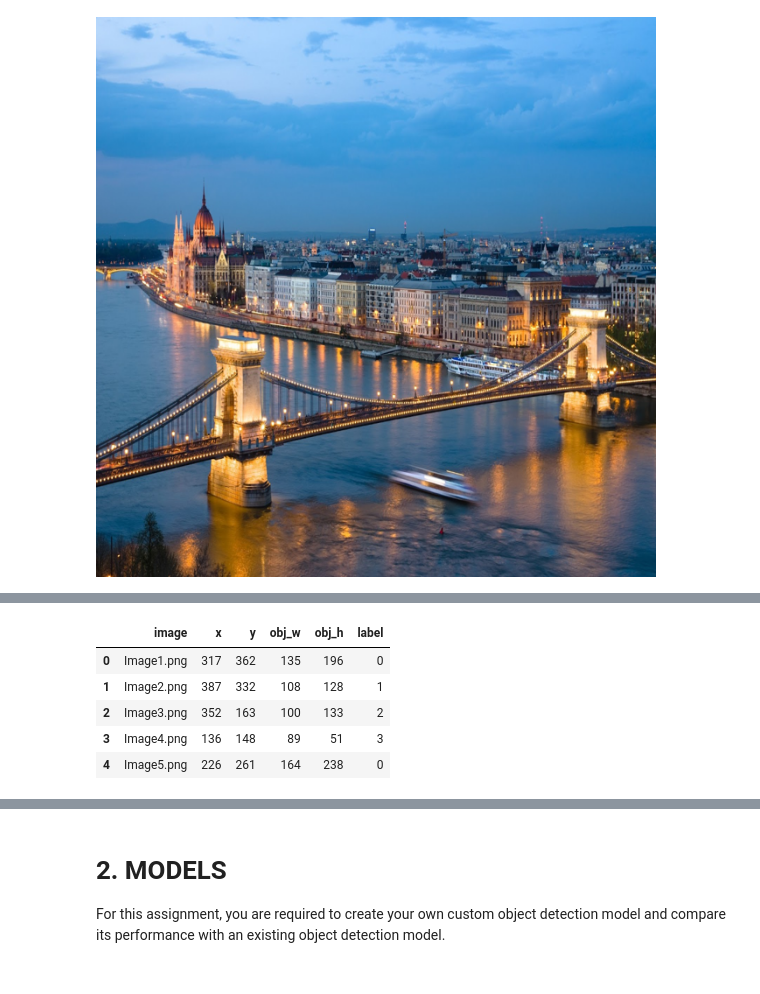
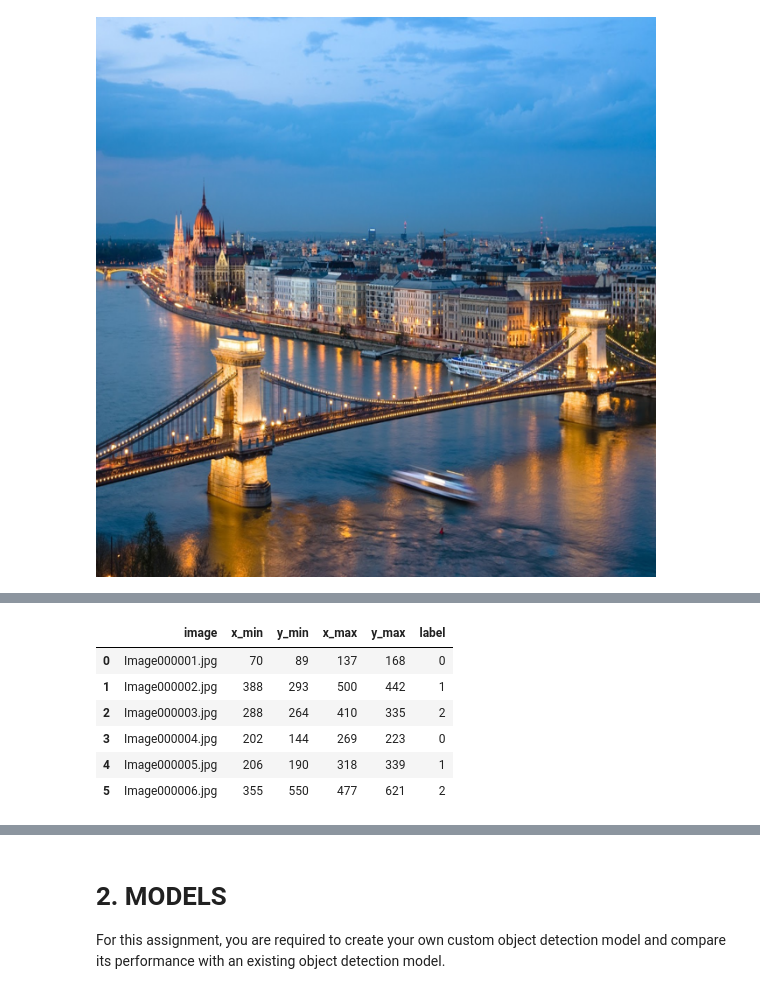
Before and after one commit to BahruzHuseynov/Portfolio, a Jupyter notebook: 1_DND_Assignment_1_23_24_2.ipynb, the cells around one changed output, grey strips where cells are left out. Saved outputs shown, nothing was run; the diff lists cells and outputs as text; code cells hidden in the pictures.

```diff
--- a/1_DND_Assignment_1_23_24_2.ipynb
+++ b/1_DND_Assignment_1_23_24_2.ipynb
@@ -243,35 +286,48 @@ os.mkdir("ImageDataset")
+# %%
+yaml_content = """
+train: /content/ImageDataset/train
+val: /content/ImageDataset/validation
+test: /content/ImageDataset/test
+nc: 3  # Number of classes
+names: ['0', '1', '2']  # Class names
+"""
+
+yaml_file_path = 'data.yaml'
+
+with open(yaml_file_path, 'w') as f:
+    f.write(yaml_content)
 # %%
 selected = []
 
 df = pd.DataFrame({
     'image': [],
-    'x': [],
-    'y': [],
-    'obj_w': [],
-    'obj_h': [],
+    'x_min': [],
+    'y_min': [],
+    'x_max': [],
+    'y_max': [],
     # 'bg_w': [],
     # 'bg_h': [],
     'label': []}
 )
 
-ind = 0
 k = 0
 for im in os.listdir("background"):
-    chosen_crop = cropped_images[ind % 4]
-    im, rnd_loc, obj_shape, label = random_image_generation("background/"+im, chosen_crop)
+    chosen_crop = cropped_images[k % 3]
+    im, rnd_loc, right_bottom_corner, label = random_image_generation("background/"+im, chosen_crop)
     k += 1
-    ind += 1
-    im.save(os.path.join("ImageDataset", f"Image{k}.png"))
-    sample = [f"Image{k}.png", rnd_loc[0], rnd_loc[1], obj_shape[0],
-              obj_shape[1], label]
+    z = (6-len(str(k))) * "0" + str(k)
+    im.save(os.path.join("ImageDataset", f"Image{z}.jpg"))
+    sample = [f"Image{z}.jpg", rnd_loc[0], rnd_loc[1], right_bottom_corner[0],
+              right_bottom_corner[1], label]
     df.loc[len(df.index)] = sample
 # %%
-df.head()
+df.head(6)
 # %% [output]
-|  | image | x | y | obj_w | obj_h | label |
-| 0 | Image1.png | 317 | 362 | 135 | 196 | 0 |
-| 1 | Image2.png | 387 | 332 | 108 | 128 | 1 |
-| 2 | Image3.png | 352 | 163 | 100 | 133 | 2 |
-| 3 | Image4.png | 136 | 148 | 89 | 51 | 3 |
-| 4 | Image5.png | 226 | 261 | 164 | 238 | 0 |
+|  | image | x_min | y_min | x_max | y_max | label |
+| 0 | Image000001.jpg | 70 | 89 | 137 | 168 | 0 |
+| 1 | Image000002.jpg | 388 | 293 | 500 | 442 | 1 |
+| 2 | Image000003.jpg | 288 | 264 | 410 | 335 | 2 |
+| 3 | Image000004.jpg | 202 | 144 | 269 | 223 | 0 |
+| 4 | Image000005.jpg | 206 | 190 | 318 | 339 | 1 |
+| 5 | Image000006.jpg | 355 | 550 | 477 | 621 | 2 |
 # %%
```
Also changed, not shown: parts of 32 cells of this notebook.
